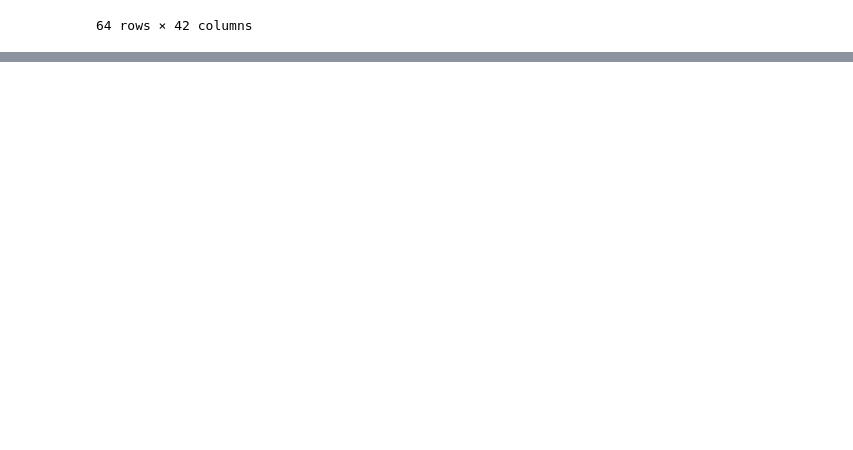
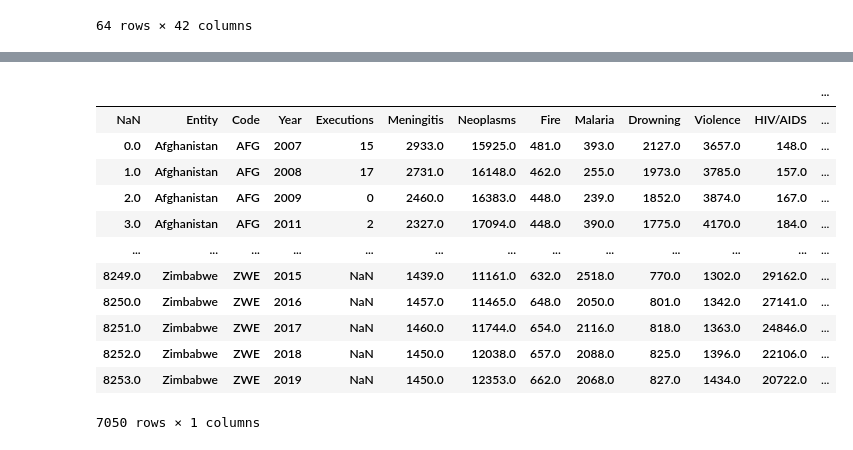
Before and after one commit to TanishaCooper/projectone_groupfour, a Jupyter notebook: HealthcarePy/main_one.ipynb, the cells around one changed output, grey strips where cells are left out. Saved outputs shown, nothing was run; the diff lists cells and outputs as text; code cells hidden in the pictures; blank space fills up the shorter version.

```diff
--- a/HealthcarePy/main_one.ipynb
+++ b/HealthcarePy/main_one.ipynb
@@ -103,0 +123,18 @@ new_df.dropna()
+# %%
+new_csv = ("../Resources/output_files/new_df.copy.csv")
+clean_df = pd.read_csv(new_csv)
+clean_df
+# %% [output]
+|  |  |  |  |  |  |  |  |  |  |  |  | ... |
+| NaN | Entity | Code | Year | Executions | Meningitis | Neoplasms | Fire | Malaria | Drowning | Violence | HIV/AIDS | ... |
+| 0.0 | Afghanistan | AFG | 2007 | 15 | 2933.0 | 15925.0 | 481.0 | 393.0 | 2127.0 | 3657.0 | 148.0 | ... |
+| 1.0 | Afghanistan | AFG | 2008 | 17 | 2731.0 | 16148.0 | 462.0 | 255.0 | 1973.0 | 3785.0 | 157.0 | ... |
+| 2.0 | Afghanistan | AFG | 2009 | 0 | 2460.0 | 16383.0 | 448.0 | 239.0 | 1852.0 | 3874.0 | 167.0 | ... |
+| 3.0 | Afghanistan | AFG | 2011 | 2 | 2327.0 | 17094.0 | 448.0 | 390.0 | 1775.0 | 4170.0 | 184.0 | ... |
+| ... | ... | ... | ... | ... | ... | ... | ... | ... | ... | ... | ... | ... |
+| 8249.0 | Zimbabwe | ZWE | 2015 | NaN | 1439.0 | 11161.0 | 632.0 | 2518.0 | 770.0 | 1302.0 | 29162.0 | ... |
+| 8250.0 | Zimbabwe | ZWE | 2016 | NaN | 1457.0 | 11465.0 | 648.0 | 2050.0 | 801.0 | 1342.0 | 27141.0 | ... |
+| 8251.0 | Zimbabwe | ZWE | 2017 | NaN | 1460.0 | 11744.0 | 654.0 | 2116.0 | 818.0 | 1363.0 | 24846.0 | ... |
+| 8252.0 | Zimbabwe | ZWE | 2018 | NaN | 1450.0 | 12038.0 | 657.0 | 2088.0 | 825.0 | 1396.0 | 22106.0 | ... |
+| 8253.0 | Zimbabwe | ZWE | 2019 | NaN | 1450.0 | 12353.0 | 662.0 | 2068.0 | 827.0 | 1434.0 | 20722.0 | ... |
+7050 rows × 1 columns
```
Also changed, not shown: parts of 3 cells of this notebook, 3 other files.
